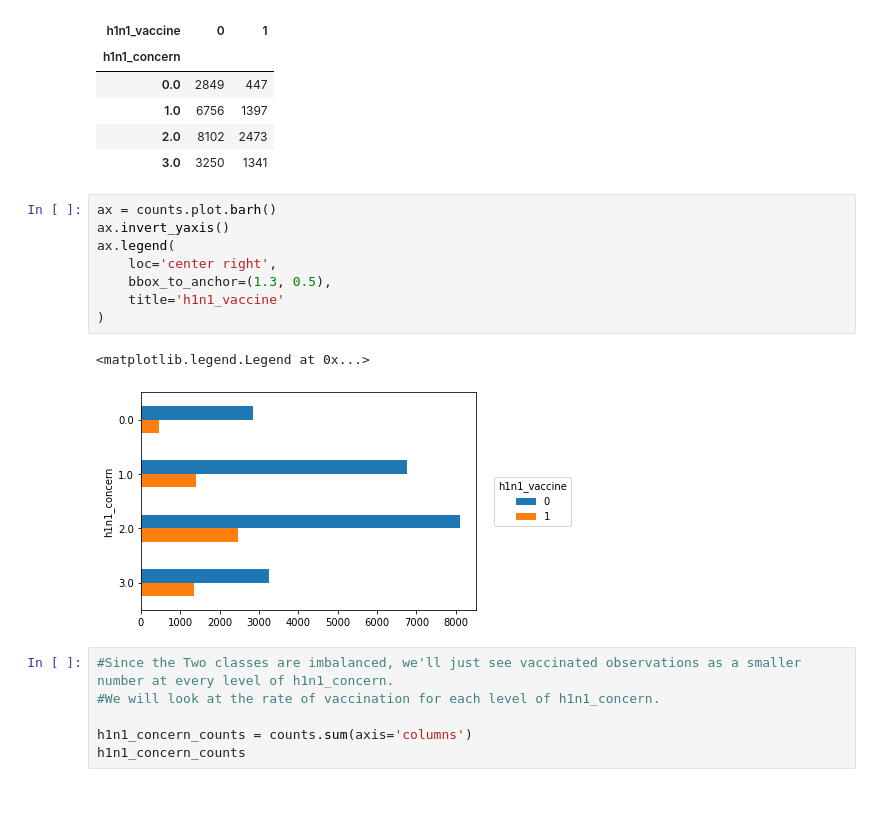
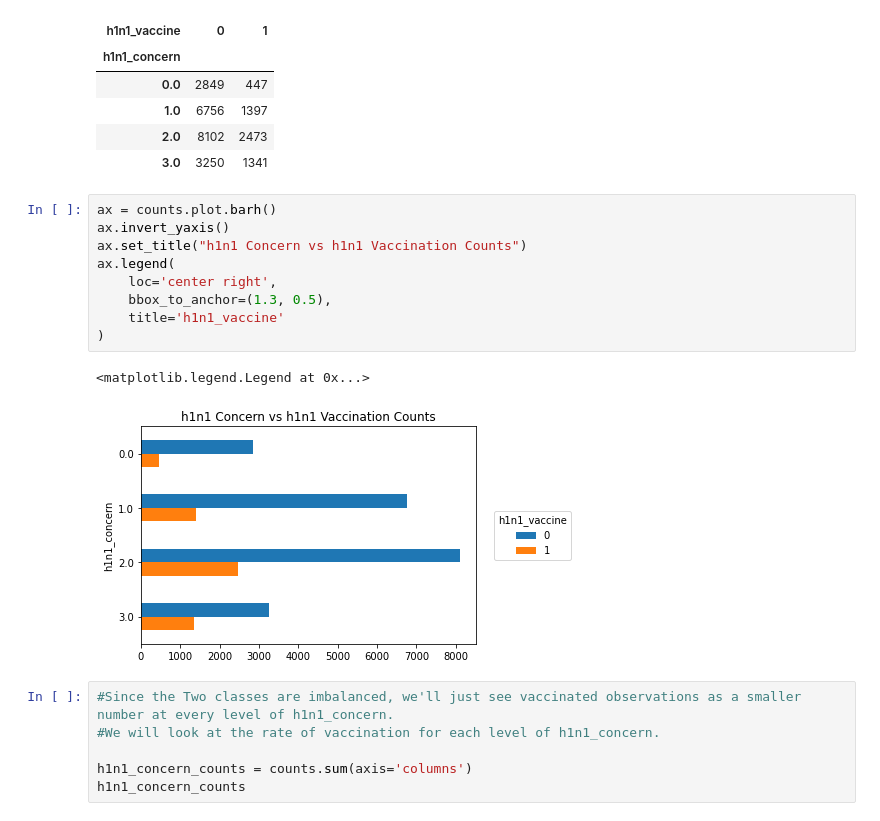
Before and after one commit to henryshin15/Phase_3_Project, a Jupyter notebook: Henry_notebook.ipynb, the cells around one changed output. Drawn from its saved outputs; the diff is of its cells as text.

Commit message:
eda visuals update

```diff
--- a/Henry_notebook.ipynb
+++ b/Henry_notebook.ipynb
@@ -340,14 +340,15 @@ counts
 # %%
 ax = counts.plot.barh()
 ax.invert_yaxis()
+ax.set_title("h1n1 Concern vs h1n1 Vaccination Counts")
 ax.legend(
     loc='center right',
     bbox_to_anchor=(1.3, 0.5),
     title='h1n1_vaccine'
 )
 # %% [output]
 <matplotlib.legend.Legend at 0x...>
-[figure, old version]
+[figure, new version]
 # %%
 #Since the Two classes are imbalanced, we'll just see vaccinated observations as a smaller number at every level of h1n1_concern.
 #We will look at the rate of vaccination for each level of h1n1_concern.
```
Also changed, not shown: parts of 23 cells of this notebook.
